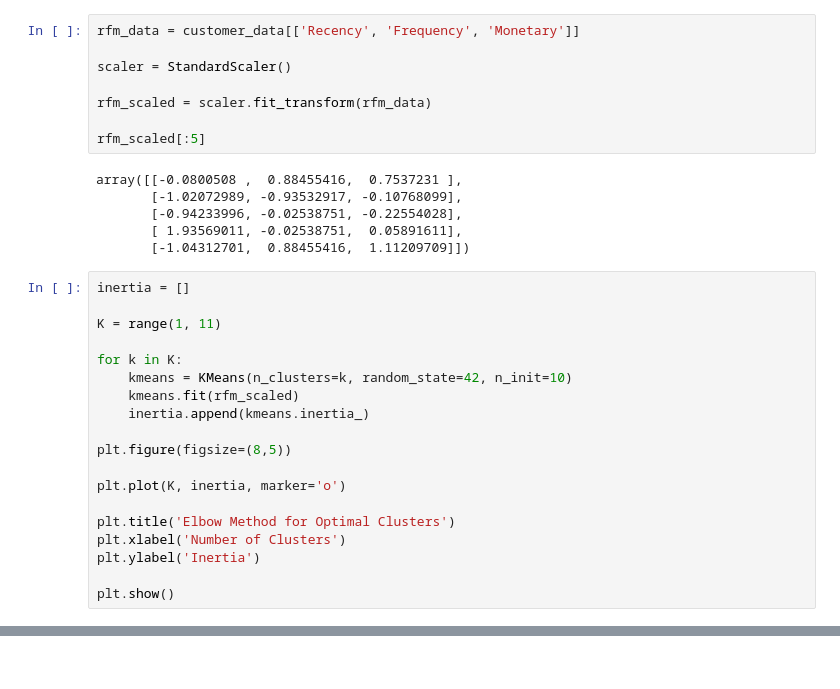
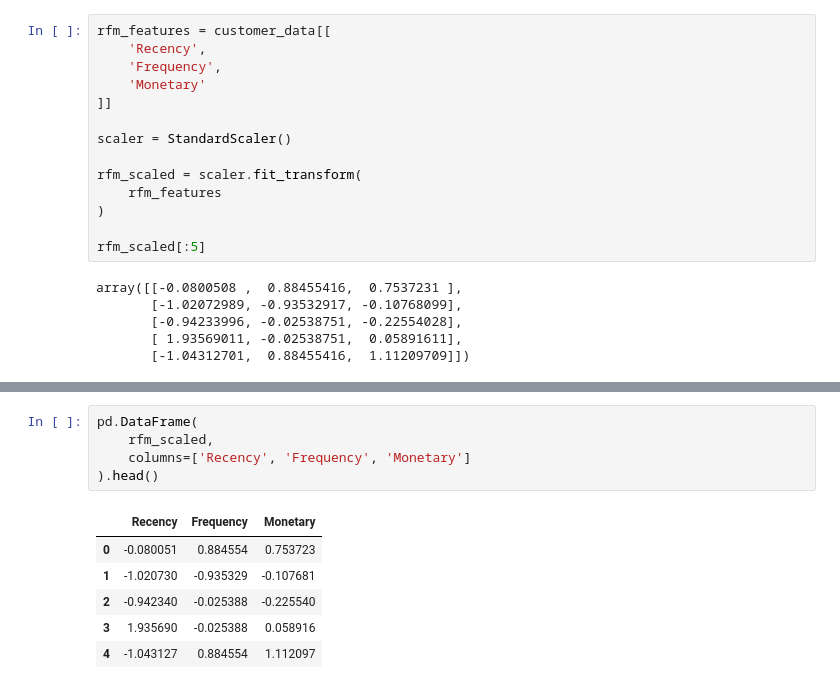
Before and after one commit to Sathvikaaaaaa/Ecommerce-customer-segmentation-rfm, a Jupyter notebook: notebook.ipynb, the cells around one changed output, grey strips where cells are left out. Cells and saved outputs as stored; diff of their text form.

```diff
--- a/notebook.ipynb
+++ b/notebook.ipynb
@@ -337,9 +364,15 @@ The boxplots indicate the presence of outliers in quantity, unit price, and reve
 # %%
-rfm_data = customer_data[['Recency', 'Frequency', 'Monetary']]
+rfm_features = customer_data[[
+    'Recency',
+    'Frequency',
+    'Monetary'
+]]
 
 scaler = StandardScaler()
 
-rfm_scaled = scaler.fit_transform(rfm_data)
+rfm_scaled = scaler.fit_transform(
+    rfm_features
+)
 
 rfm_scaled[:5]
 # %% [output]
@@ -348,22 +381,3 @@ array([[-0.0800508 ,  0.88455416,  0.7537231 ],
        [-0.94233996, -0.02538751, -0.22554028],
        [ 1.93569011, -0.02538751,  0.05891611],
        [-1.04312701,  0.88455416,  1.11209709]])
-# %%
-inertia = []
-
-K = range(1, 11)
-
-for k in K:
-    kmeans = KMeans(n_clusters=k, random_state=42, n_init=10)
-    kmeans.fit(rfm_scaled)
-    inertia.append(kmeans.inertia_)
-
-plt.figure(figsize=(8,5))
-
-plt.plot(K, inertia, marker='o')
-
-plt.title('Elbow Method for Optimal Clusters')
-plt.xlabel('Number of Clusters')
-plt.ylabel('Inertia')
-
-plt.show()
@@ -371,0 +384,12 @@ plt.show()
+# %%
+pd.DataFrame(
+    rfm_scaled,
+    columns=['Recency', 'Frequency', 'Monetary']
+).head()
+# %% [output]
+|  | Recency | Frequency | Monetary |
+| 0 | -0.080051 | 0.884554 | 0.753723 |
+| 1 | -1.020730 | -0.935329 | -0.107681 |
+| 2 | -0.942340 | -0.025388 | -0.225540 |
+| 3 | 1.935690 | -0.025388 | 0.058916 |
+| 4 | -1.043127 | 0.884554 | 1.112097 |
```
Also changed, not shown: parts of 60 cells of this notebook, 1 other file.
